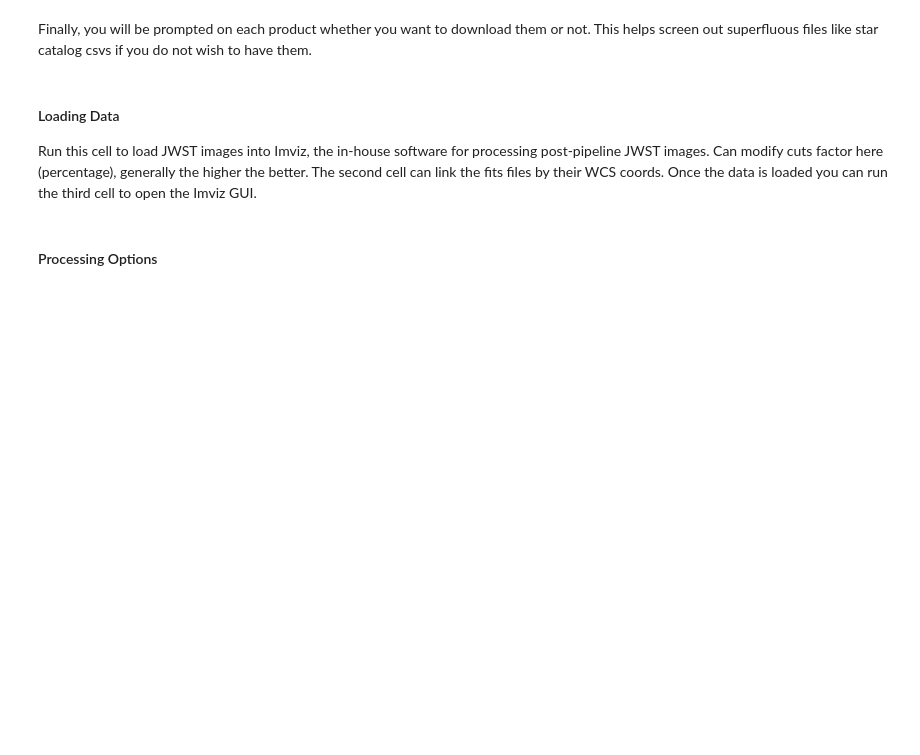
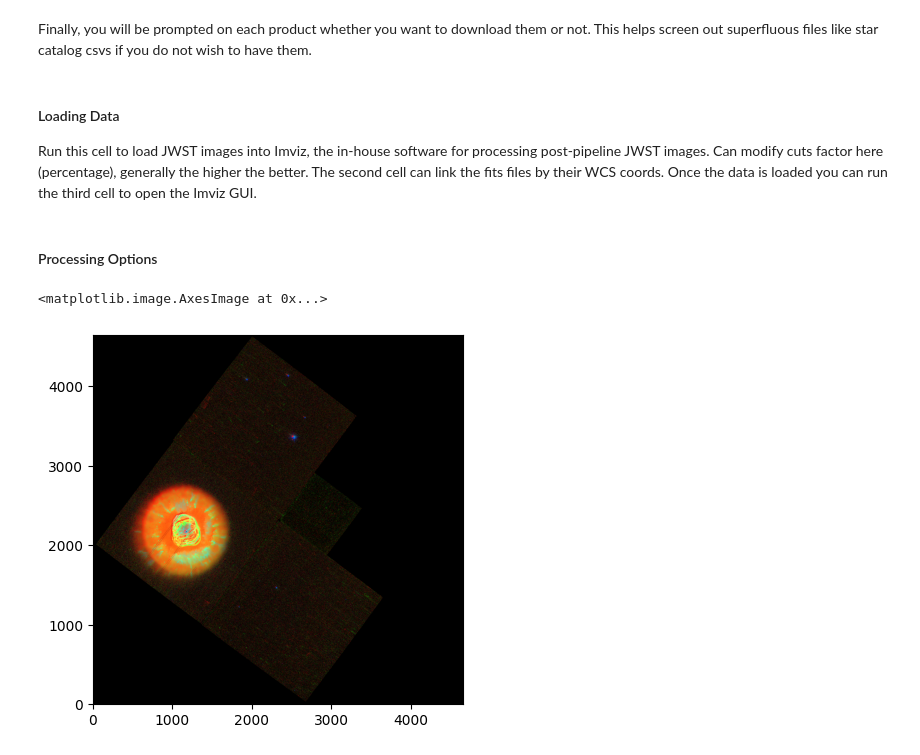
Before and after one commit to danmcl77/JWSTProcessorTool, a Jupyter notebook: ImageProcessing.ipynb, the cells around one changed output. Cells and saved outputs as stored; diff of their text form; code cells hidden in the pictures; blank space fills up the shorter version.

```diff
--- a/ImageProcessing.ipynb
+++ b/ImageProcessing.ipynb
@@ -323,0 +335,38 @@ viewer.save(filename)
+# %%
+from astropy.visualization import make_lupton_rgb
+from astropy.io import fits
+from astropy.utils.data import get_pkg_data_filename
+
+# Read in the three images downloaded from here:
+
+reference_fits_file = get_pkg_data_filename('fits/hst_11122_05_wfpc2_pc_f502n_ua0105_drz.fits')
+
+
+r_name = get_pkg_data_filename('fits/hst_11122_05_wfpc2_pc_f502n_ua0105_drz.fits')
+
+g_name = get_pkg_data_filename('fits/hst_11122_05_wfpc2_pc_f656n_ua0105_drz.fits')
+
+b_name = get_pkg_data_filename('fits/hst_11122_05_wfpc2_pc_f658n_ua0105_drz.fits')
+
+#print(np.array(fits.open(r_name)[1].data))
+
+#print(np.array(fits.open(reference_fits_file)[1].data))
+
+r = np.array(fits.open(r_name)[1].data)
+g = np.array(fits.open(g_name)[1].data)
+b = np.array(fits.open(b_name)[1].data)
+
+
+
+#print(fits.open(r_name)[1])
+
+ref = np.array(fits.open(reference_fits_file)[1].data)
+
+
+
+
+rgb_default = make_lupton_rgb(r, g, b, Q=10, stretch=0.005, filename="output.jpeg")
+plt.imshow(rgb_default, origin='lower')
+# %% [output]
+<matplotlib.image.AxesImage at 0x...>
+[figure, added]
```
Also changed, not shown: parts of 5 cells of this notebook, 6 other files.
